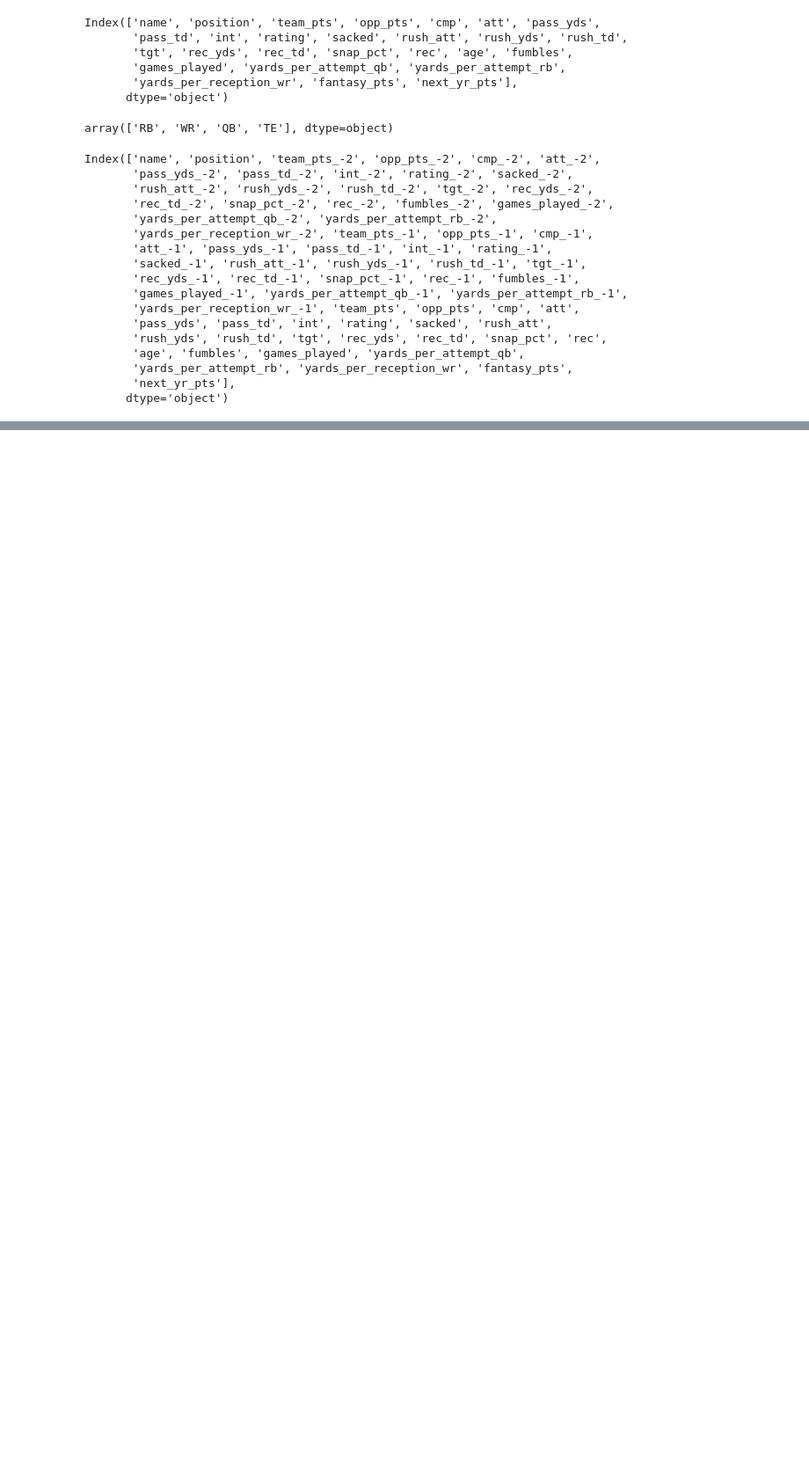
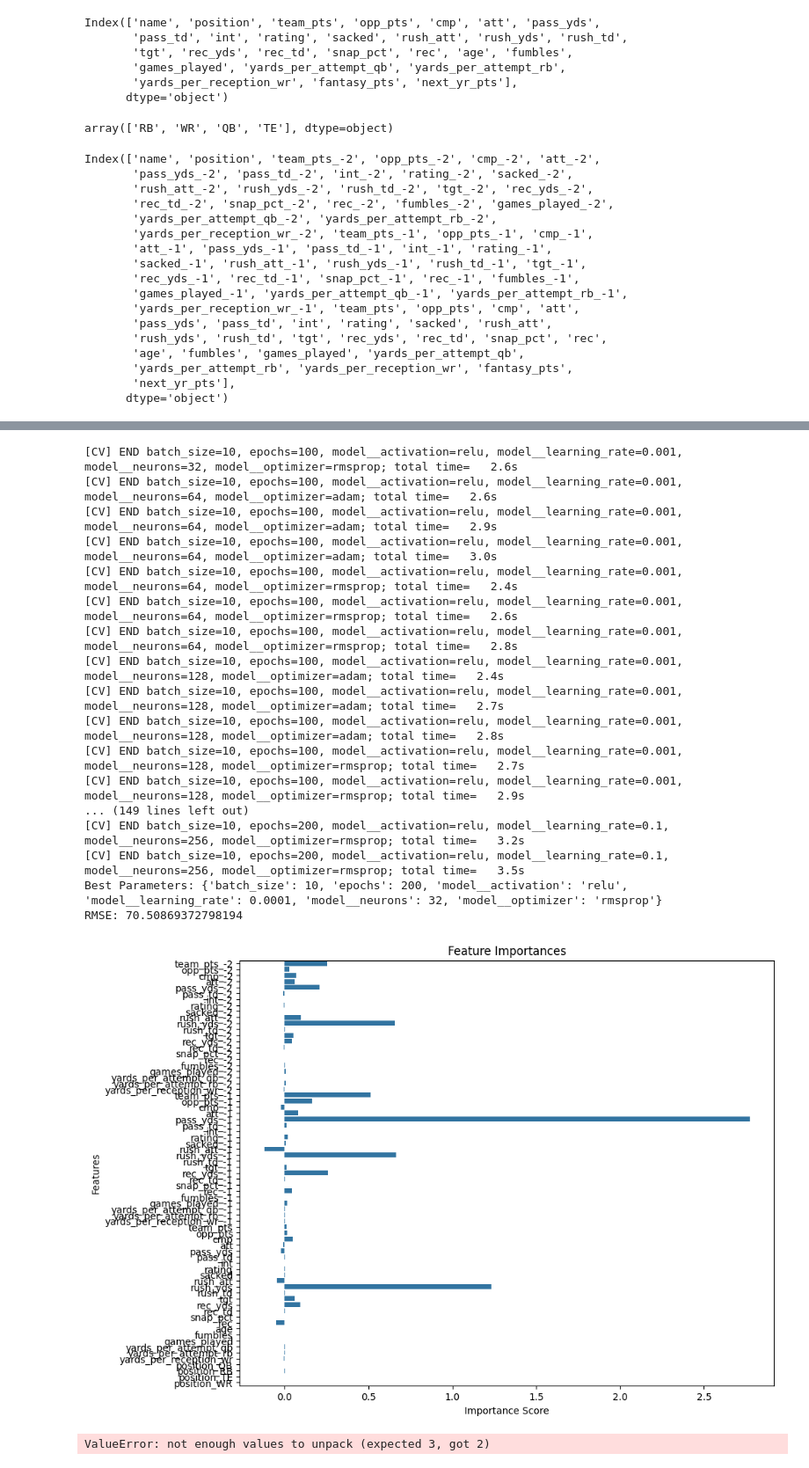
Before and after one commit to willhoff2/ff-397-STL, a Jupyter notebook: nn_3yrs_ff.ipynb, the cells around one changed output, grey strips where cells are left out. Shown: that part at 88% size. Saved outputs shown, nothing was run; the diff lists cells and outputs as text; code cells hidden in the pictures; blank space fills up the shorter version.

```diff
--- a/nn_3yrs_ff.ipynb
+++ b/nn_3yrs_ff.ipynb
@@ -168,7 +168,7 @@ def process_and_model(df):
     plt.ylabel('Features')
     plt.show()
 
-    return grid_search.best_params_, rmse
+    return model, grid_search.best_params_, rmse
 
 # Assuming df is already defined as your DataFrame
 best_params, rmse = process_and_model(df_3yr)
@@ -242,0 +177,7 @@ RMSE: 45.21982207579932
+# %%
+filtered_2020_2 = df_2020.drop(columns=['age', 'fantasy_pts', 'next_yr_pts'])
+filtered_2021_2 = df_2021.drop(columns=['age', 'fantasy_pts', 'next_yr_pts'])
+#filtered_2021 =df_2021.drop(columns=['age', 'fantasy_pts', 'next_yr_pts'])
+df_3yr_2 = pd.merge(filtered_2020_2, filtered_2021_2, on=['name', 'position'], suffixes=('_-2', '_-1'))
+df_3yr_2 = pd.merge(df_3yr_2, df_2022, on=['name', 'position'], suffixes=('', ''))
+df_3yr_2.columns
@@ -242,0 +202,5 @@ RMSE: 45.21982207579932
+# %%
+model_2022, params_2022, rmse_2022 = process_and_model(df_3yr_2)
+print(f'Best Parameters: {params_2022}')
+print(f'RMSE: {rmse_2022}')
+# %% [output]
@@ -242,0 +253,19 @@ RMSE: 45.21982207579932
+[CV] END batch_size=10, epochs=100, model__activation=relu, model__learning_rate=0.001, model__neurons=32, model__optimizer=rmsprop; total time=   2.6s
+[CV] END batch_size=10, epochs=100, model__activation=relu, model__learning_rate=0.001, model__neurons=64, model__optimizer=adam; total time=   2.6s
+[CV] END batch_size=10, epochs=100, model__activation=relu, model__learning_rate=0.001, model__neurons=64, model__optimizer=adam; total time=   2.9s
+[CV] END batch_size=10, epochs=100, model__activation=relu, model__learning_rate=0.001, model__neurons=64, model__optimizer=adam; total time=   3.0s
+[CV] END batch_size=10, epochs=100, model__activation=relu, model__learning_rate=0.001, model__neurons=64, model__optimizer=rmsprop; total time=   2.4s
+[CV] END batch_size=10, epochs=100, model__activation=relu, model__learning_rate=0.001, model__neurons=64, model__optimizer=rmsprop; total time=   2.6s
+[CV] END batch_size=10, epochs=100, model__activation=relu, model__learning_rate=0.001, model__neurons=64, model__optimizer=rmsprop; total time=   2.8s
+[CV] END batch_size=10, epochs=100, model__activation=relu, model__learning_rate=0.001, model__neurons=128, model__optimizer=adam; total time=   2.4s
+[CV] END batch_size=10, epochs=100, model__activation=relu, model__learning_rate=0.001, model__neurons=128, model__optimizer=adam; total time=   2.7s
+[CV] END batch_size=10, epochs=100, model__activation=relu, model__learning_rate=0.001, model__neurons=128, model__optimizer=adam; total time=   2.8s
+[CV] END batch_size=10, epochs=100, model__activation=relu, model__learning_rate=0.001, model__neurons=128, model__optimizer=rmsprop; total time=   2.7s
+[CV] END batch_size=10, epochs=100, model__activation=relu, model__learning_rate=0.001, model__neurons=128, model__optimizer=rmsprop; total time=   2.9s
+... (149 lines left out)
+[CV] END batch_size=10, epochs=200, model__activation=relu, model__learning_rate=0.1, model__neurons=256, model__optimizer=rmsprop; total time=   3.2s
+[CV] END batch_size=10, epochs=200, model__activation=relu, model__learning_rate=0.1, model__neurons=256, model__optimizer=rmsprop; total time=   3.5s
+Best Parameters: {'batch_size': 10, 'epochs': 200, 'model__activation': 'relu', 'model__learning_rate': 0.0001, 'model__neurons': 32, 'model__optimizer': 'rmsprop'}
+RMSE: 70.50869372798194
+[figure, added]
+ValueError: not enough values to unpack (expected 3, got 2)
```
Also changed, not shown: parts of 5 cells of this notebook, 1 other file.
